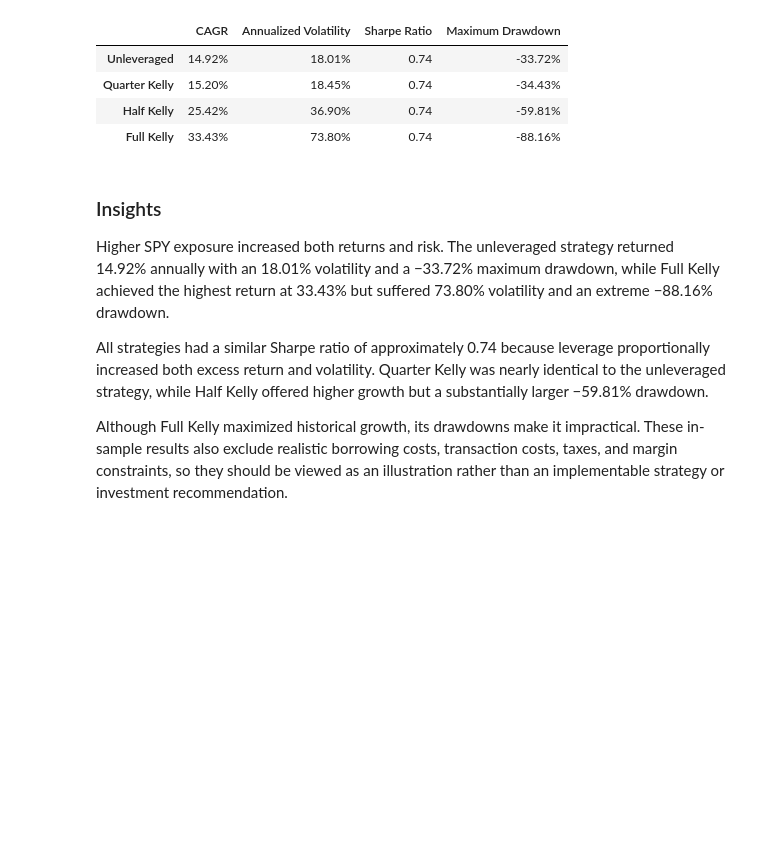
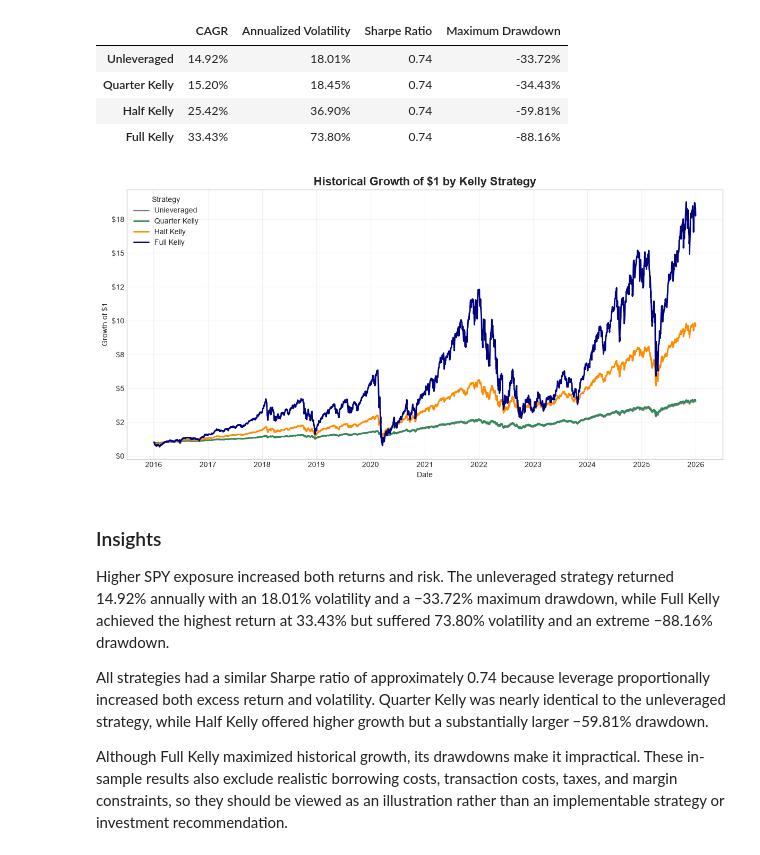
Before and after one commit to lordorica21/data-analytics-finance-portfolio, a Jupyter notebook: projects/01-kelly-criterion-spy/kelly_criterion_spy.ipynb, the cells around one changed output. Saved outputs shown, nothing was run; the diff lists cells and outputs as text; code cells hidden in the pictures; blank space fills up the shorter version.

```diff
--- a/projects/01-kelly-criterion-spy/kelly_criterion_spy.ipynb
+++ b/projects/01-kelly-criterion-spy/kelly_criterion_spy.ipynb
@@ -658,57 +717,64 @@ formatted_summary
 # %%
 # Calculate the historical growth of one dollar
 cumulative_wealth = (1 + strategy_returns).cumprod()
+
 
 # Add the initial value of $1 before the first daily return
 initial_wealth = pd.DataFrame(
     [np.ones(len(cumulative_wealth.columns))],
     index=[adj_prices.index[0]],
     columns=cumulative_wealth.columns,
 )
 
 initial_wealth.index.name = "Date"
 
+
 cumulative_wealth = pd.concat(
     [initial_wealth, cumulative_wealth]
 ).sort_index()
 
-# Convert to long format exclusively for Plotly
-cumulative_wealth_long = (
-    cumulative_wealth
-    .rename_axis("Date")
-    .reset_index()
-    .melt(
-        id_vars="Date",
-        var_name="Strategy",
-        value_name="Growth of $1",
+
+strategy_colors = {
+    "Unleveraged": "gray",
+    "Quarter Kelly": "seagreen",
+    "Half Kelly": "darkorange",
+    "Full Kelly": "navy",
+}
+
+
+# Plot historical wealth
+fig, ax = plt.subplots(figsize=(12, 6))
+
+for strategy in cumulative_wealth.columns:
+    ax.plot(
+        cumulative_wealth.index,
+        cumulative_wealth[strategy],
+        label=strategy,
+        color=strategy_colors[strategy],
+        linewidth=2,
     )
+
+
+ax.set_title(
+    "Historical Growth of $1 by Kelly Strategy",
+    fontsize=16,
+    fontweight="bold",
 )
 
-fig = px.line(
-    cumulative_wealth_long,
-    x="Date",
-    y="Growth of $1",
-    color="Strategy",
-    title="<b>Historical Growth of $1 by Kelly Strategy</b>",
+ax.set_xlabel("Date")
+ax.set_ylabel("Growth of $1")
+
+ax.yaxis.set_major_formatter(
+    FuncFormatter(lambda value, position: f"${value:,.0f}")
 )
 
-fig.update_traces(
-    hovertemplate=(
-        "<b>%{fullData.name}</b><br>"
-        "Date: %{x|%Y-%m-%d}<br>"
-        "Value: $%{y:.2f}"
-        "<extra></extra>"
-    )
-)
+ax.legend(title="Strategy")
+ax.grid(alpha=0.25)
 
-fig.update_layout(
-    template="plotly_white",
-    title_x=0.5,
-    hovermode="x unified",
-    yaxis_tickprefix="$",
-)
-
-fig.show()
+fig.tight_layout()
+plt.show()
+# %% [output]
+[figure, added]
 # %% [markdown]
 ### Insights
 
```
Also changed, not shown: parts of 5 cells of this notebook, 1 other file.
